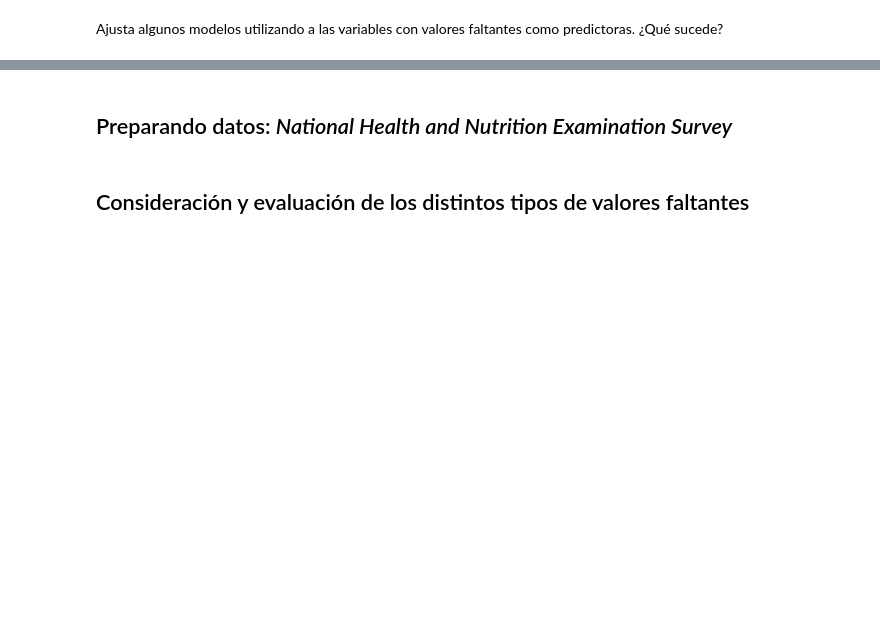
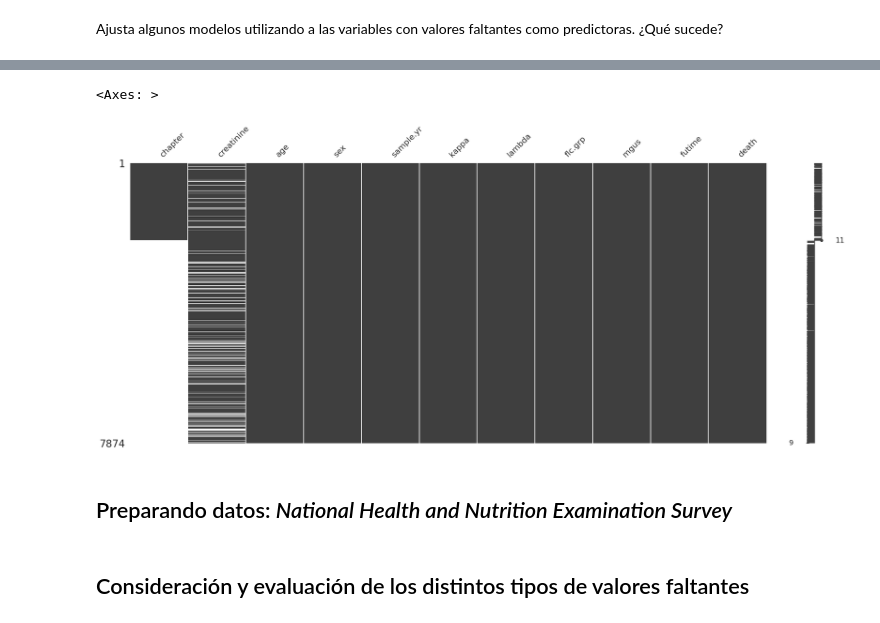
Before and after one commit to jariel17/curso-datos-faltantes-i, a Jupyter notebook: live-imputation-missing-values.ipynb, the cells around one changed output, grey strips where cells are left out. Cells and saved outputs as stored; diff of their text form; code cells hidden in the pictures; blank space fills up the shorter version.

```diff
--- a/live-imputation-missing-values.ipynb
+++ b/live-imputation-missing-values.ipynb
@@ -143,3 +215,13 @@ Ajusta algunos modelos utilizando a las variables con valores faltantes como pre
+# %%
+(
+    survival_df
+    .missing.sort_variables_by_missingness()
+    .sort_values(by="chapter")
+    .pipe(missingno.matrix)
+)
+# %% [output]
+<Axes: >
+[figure, added]
 # %% [markdown]
 ## Preparando datos: _National Health and Nutrition Examination Survey_
 # %% [markdown]
```
Also changed, not shown: parts of 11 cells of this notebook.
